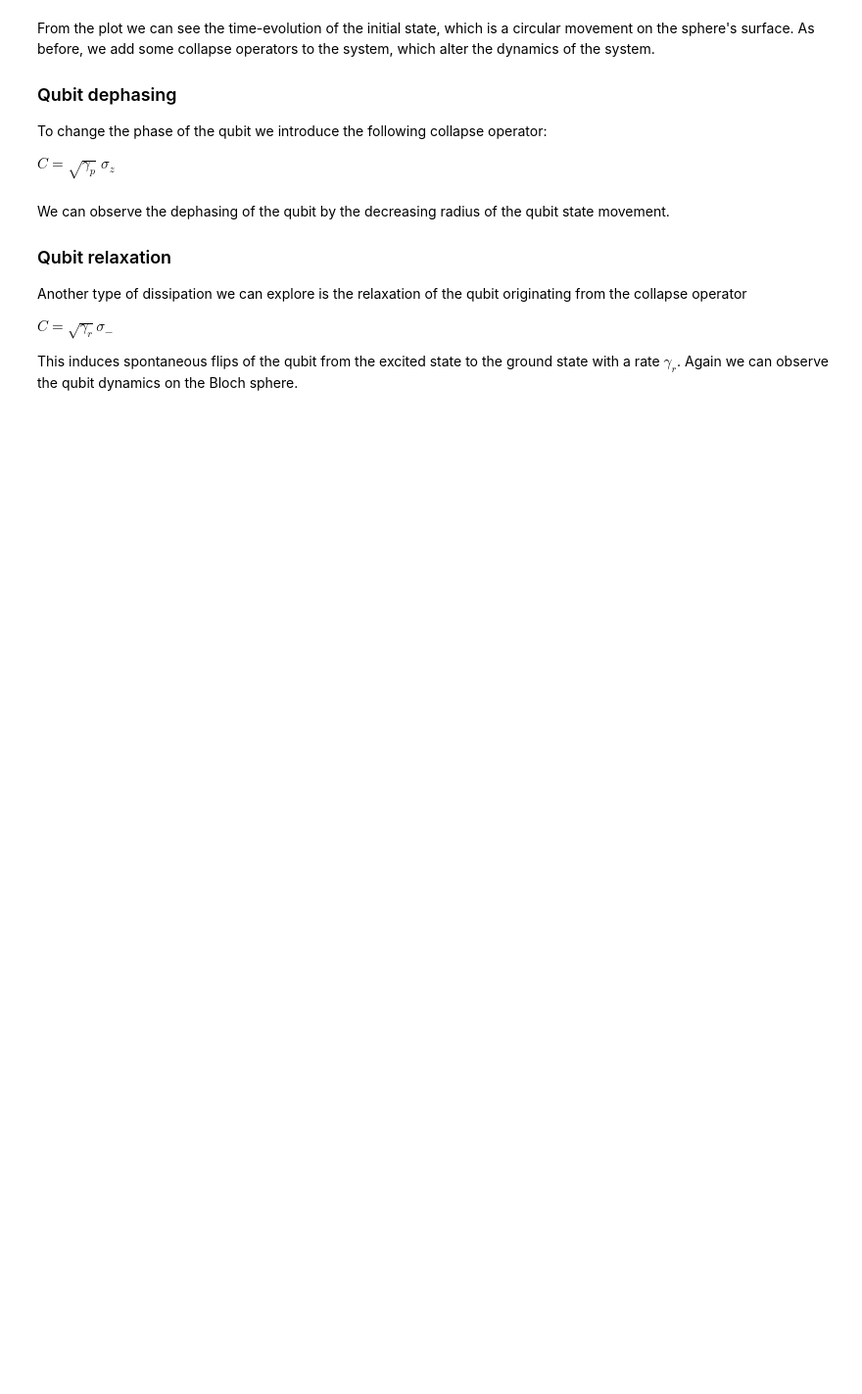
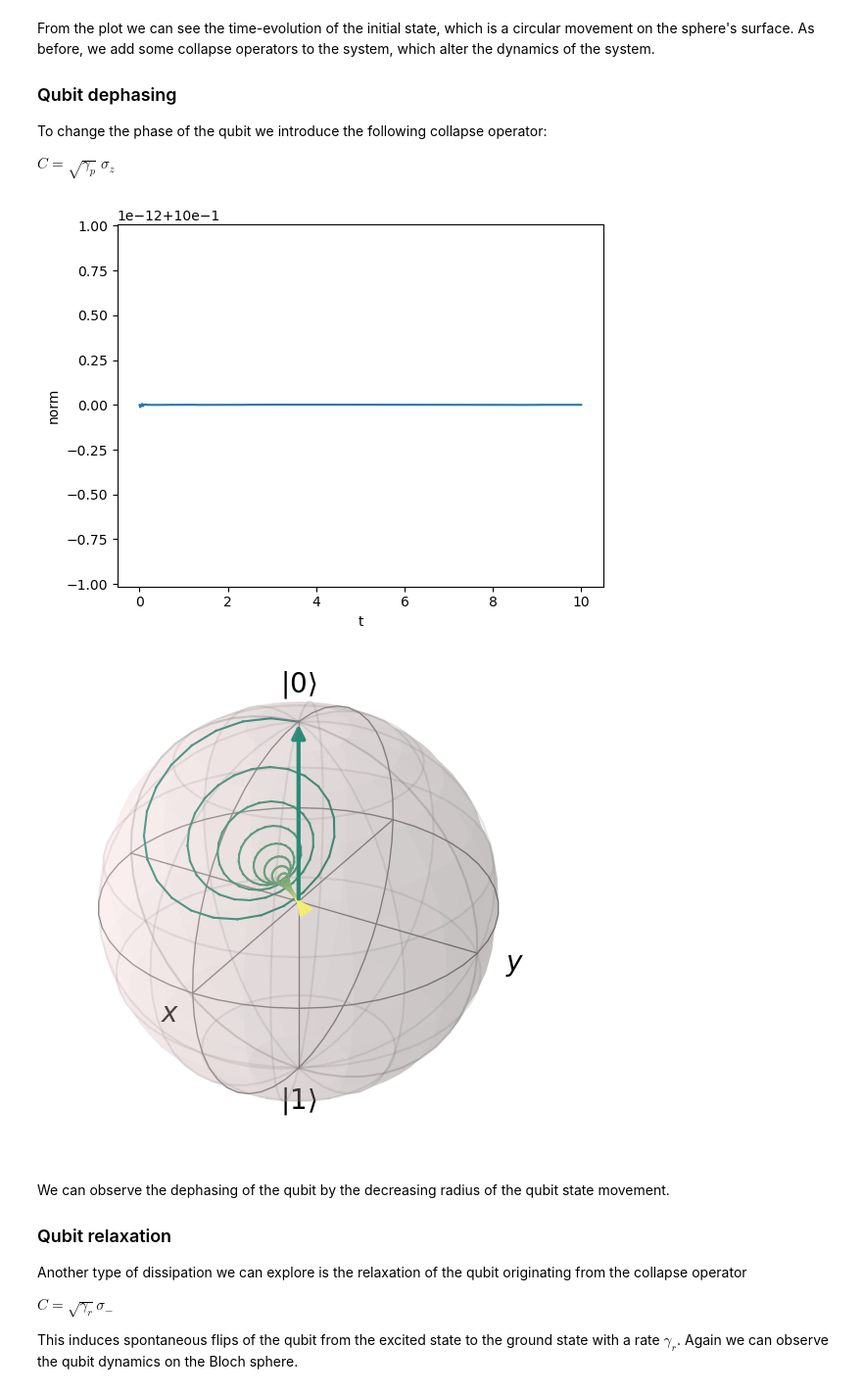
Before and after one commit to NeoFantom/Neo-qutip-tutorials-v5, a Jupyter notebook: time-evolution/003_qubit-dynamics.ipynb, the cells around one changed output. Shown at 98% size. Drawn from its saved outputs; the diff is of its cells as text; code cells hidden in the pictures; blank space fills up the shorter version.

```diff
--- a/time-evolution/003_qubit-dynamics.ipynb
+++ b/time-evolution/003_qubit-dynamics.ipynb
@@ -159,7 +164,7 @@ theta = 0.2 * np.pi
 H = delta * (np.cos(theta) * sigmaz() + np.sin(theta) * sigmax())
 
 # Obtain Time Evolution
-tlist = np.linspace(0, 5, 1000)
+tlist = np.linspace(0, 5, 500)
 result = mesolve(H, psi0, tlist, []) #, [sigmax(), sigmay(), sigmaz()])
 # %% [markdown]
 We can visualise the state on the Bloch sphere by using the `qutip.Bloch` class. We can add points to the Bloch sphere and also vectors representing states.
@@ -177,17 +182,29 @@ From the plot we can see the time-evolution of the initial state, which is a cir
 To change the phase of the qubit we introduce the following collapse operator:
 
 $C = \sqrt{\gamma_p} \; \sigma_z$
+# %%
+def plot_norm(tlist, states):
+    norms = [state.norm() for state in states]
+    plt.plot(tlist, norms)
+    plt.ylabel('norm')
+    plt.xlabel('t')
+    plt.show()
 # %%
 gamma_phase = 0.5
 c_ops = [np.sqrt(gamma_phase) * sigmaz()]
+tlist = np.linspace(0, 10, 500)
 
 # solve dynamics
 result = mesolve(H, psi0, tlist, c_ops) #, [sigmax(), sigmay(), sigmaz()])
 
+plot_norm(tlist, result.states)
 # Create Bloch sphere plot
 sphere = Bloch()
-sphere.add_evolving_states(result.states)
+sphere.add_evolving_states(result.states, kind='line')
 sphere.show()
+# %% [output]
+[figure, added]
+[figure, added]
 # %% [markdown]
 We can observe the dephasing of the qubit by the decreasing radius of the qubit state movement.
 
```
Also changed, not shown: parts of 10 cells of this notebook, 1 other file.
